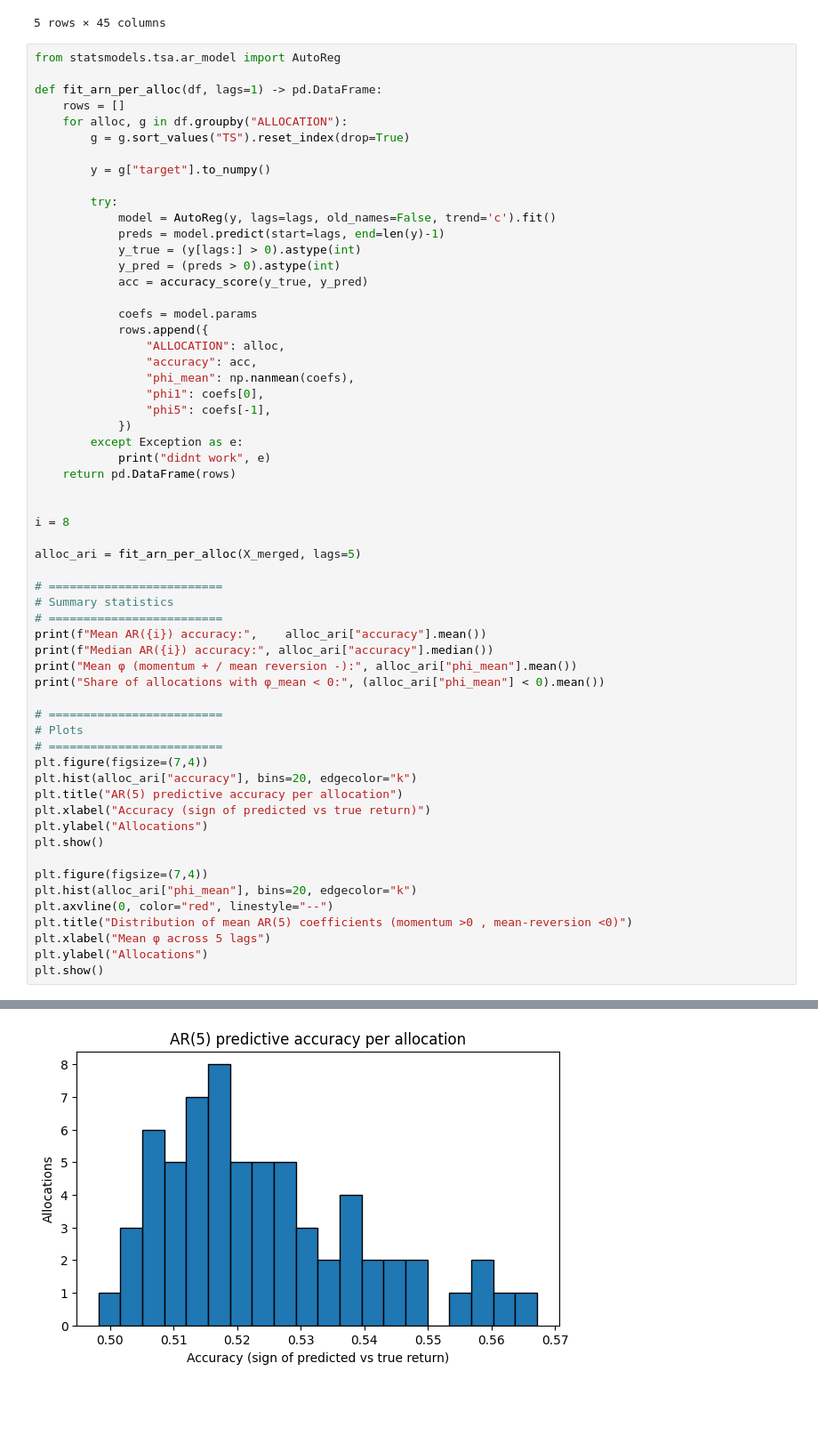
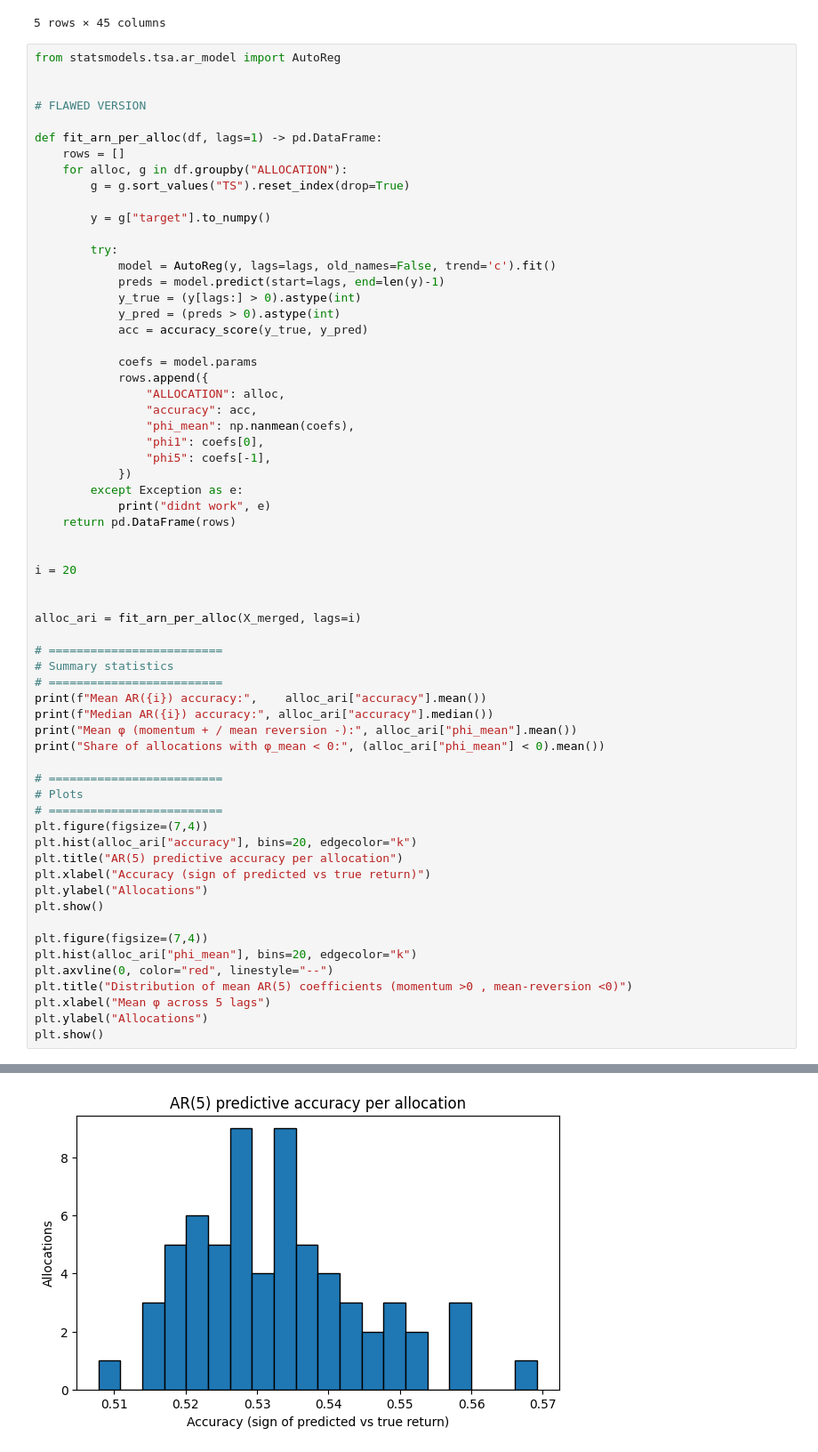
Before and after one commit to albertoconador/QRT_kaggle_10_25, a Jupyter notebook: explore.ipynb, the cells around one changed output, grey strips where cells are left out. Shown at 89% size. Drawn from its saved outputs; the diff is of its cells as text; blank space fills up the shorter version.

```diff
--- a/explore.ipynb
+++ b/explore.ipynb
@@ -245,6 +245,9 @@ X_merged.head()
 5 rows × 45 columns
 # %%
 from statsmodels.tsa.ar_model import AutoReg
+
+
+# FLAWED VERSION
 
 def fit_arn_per_alloc(df, lags=1) -> pd.DataFrame:
     rows = []
@@ -273,9 +276,10 @@ def fit_arn_per_alloc(df, lags=1) -> pd.DataFrame:
     return pd.DataFrame(rows)
 
 
-i = 8
+i = 20
 
-alloc_ari = fit_arn_per_alloc(X_merged, lags=5)
+
+alloc_ari = fit_arn_per_alloc(X_merged, lags=i)
 
 # =========================
 # Summary statistics
@@ -310 +314 @@ Share of allocations with φ_mean < 0: 0.5692307692307692
-[figure, old version]
+[figure, new version]
```
Also changed, not shown: parts of 12 cells of this notebook, 4 other files.
